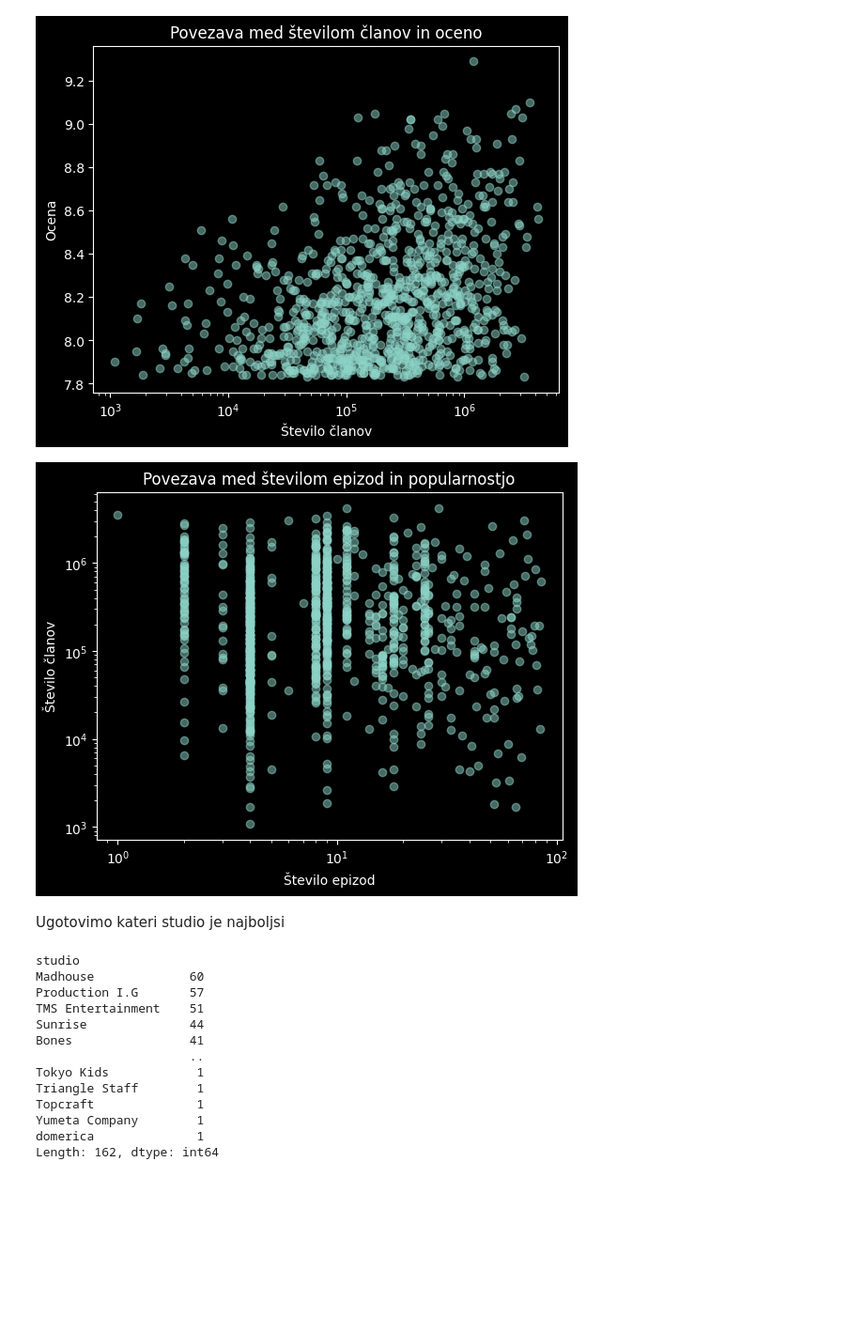
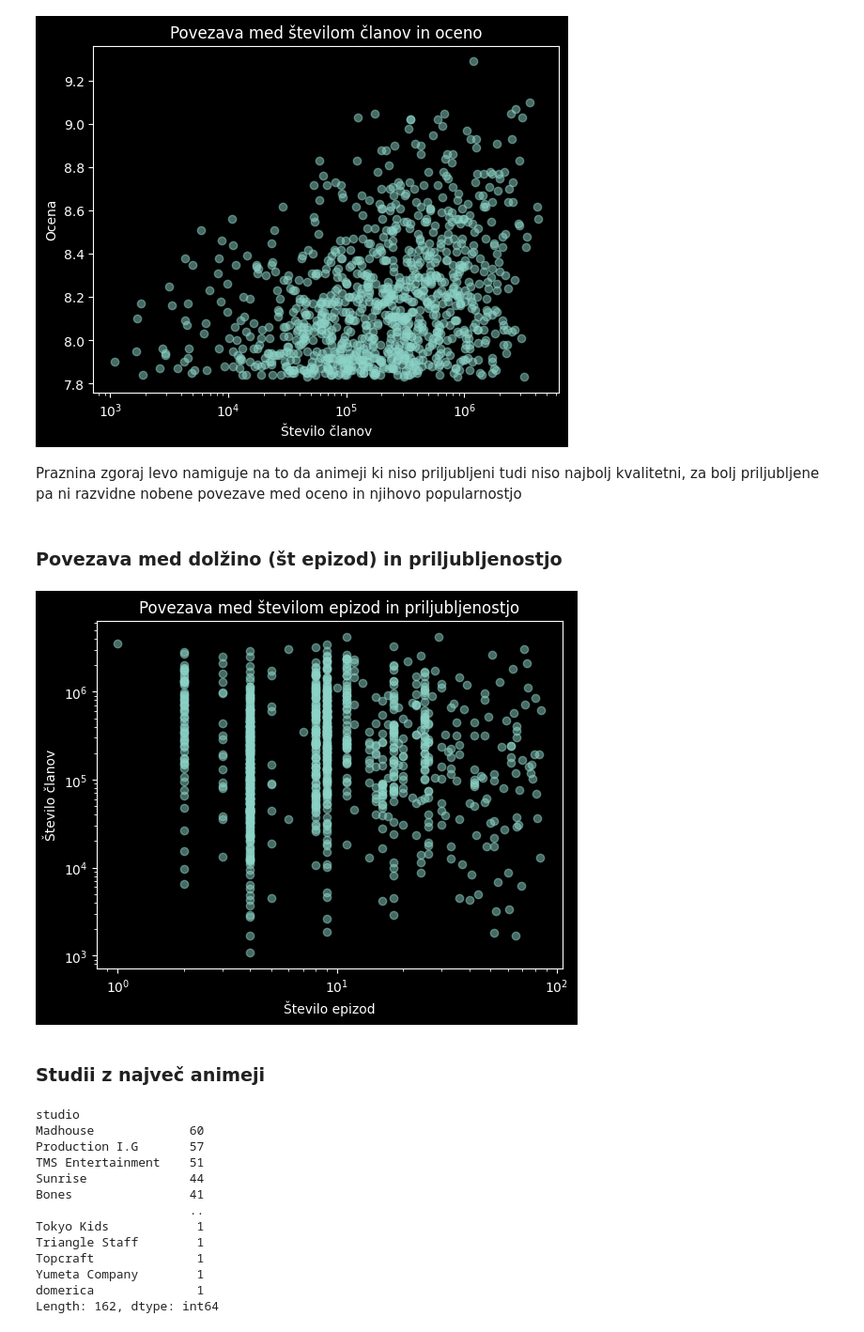
Before and after one commit to voljatel/Projektna-UVP, a Jupyter notebook: analiza-podatkov.ipynb, the cells around one changed output. Shown: that part at 94% size. Drawn from its saved outputs; the diff is of its cells as text; code cells hidden in the pictures; blank space fills up the shorter version.

```diff
--- a/analiza-podatkov.ipynb
+++ b/analiza-podatkov.ipynb
@@ -123,20 +126,24 @@ plt.xscale("log")  # ker so razlike velike
 plt.show()
 # %% [output]
 [figure]
+# %% [markdown]
+Praznina zgoraj levo namiguje na to da animeji ki niso priljubljeni tudi niso najbolj kvalitetni, za bolj priljubljene pa ni razvidne nobene povezave med oceno in njihovo popularnostjo
+# %% [markdown]
+### Povezava med dolžino (št epizod) in priljubljenostjo
 # %%
 plt.scatter(animeji["število epizod"], animeji["število članov"],alpha=0.5)
 plt.xscale("log")
 plt.yscale("log")
-plt.title("Povezava med številom epizod in popularnostjo")
+plt.title("Povezava med številom epizod in priljubljenostjo")
 plt.xlabel("Število epizod")
 plt.ylabel("Število članov")
 plt.show()
 # %% [output]
-[figure, old version]
+[figure, new version]
-# %% [markdown]
-Ugotovimo kateri studio je najboljsi
 # %%
 animeji_s_studii = pd.merge(animeji, anime_studii, left_on="anime id", right_on="anime id")
+# %% [markdown]
+### Studii z največ animeji
 # %%
 st_animejev_po_studiih = animeji_s_studii.groupby("studio").size().sort_values(ascending=False)
 st_animejev_po_studiih
```
Also changed, not shown: parts of 17 cells of this notebook.
